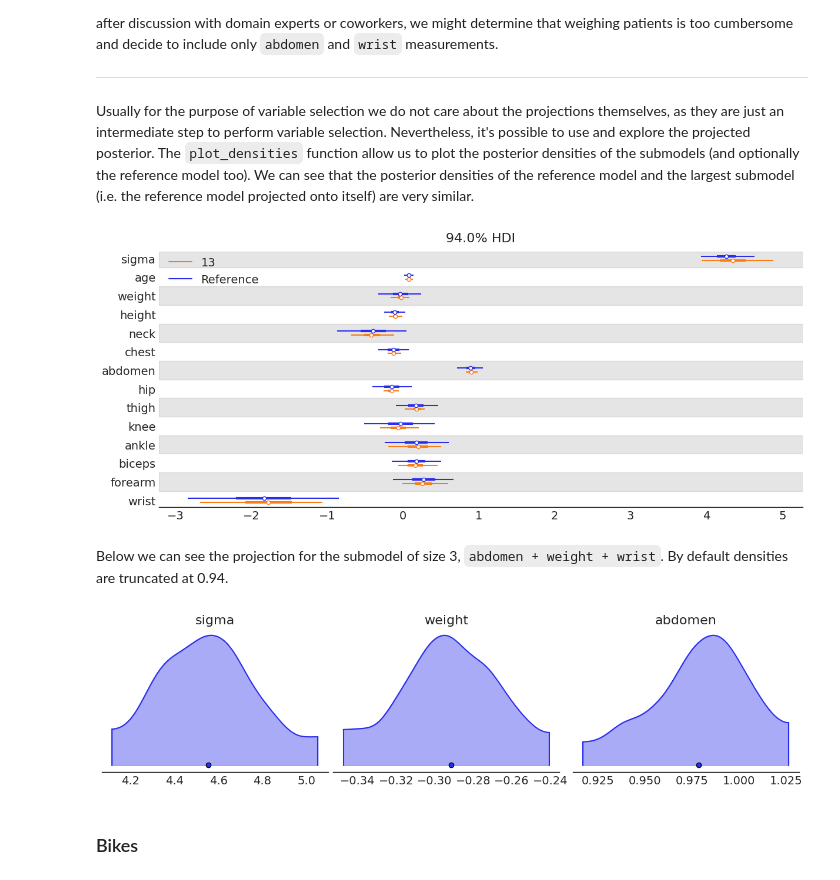
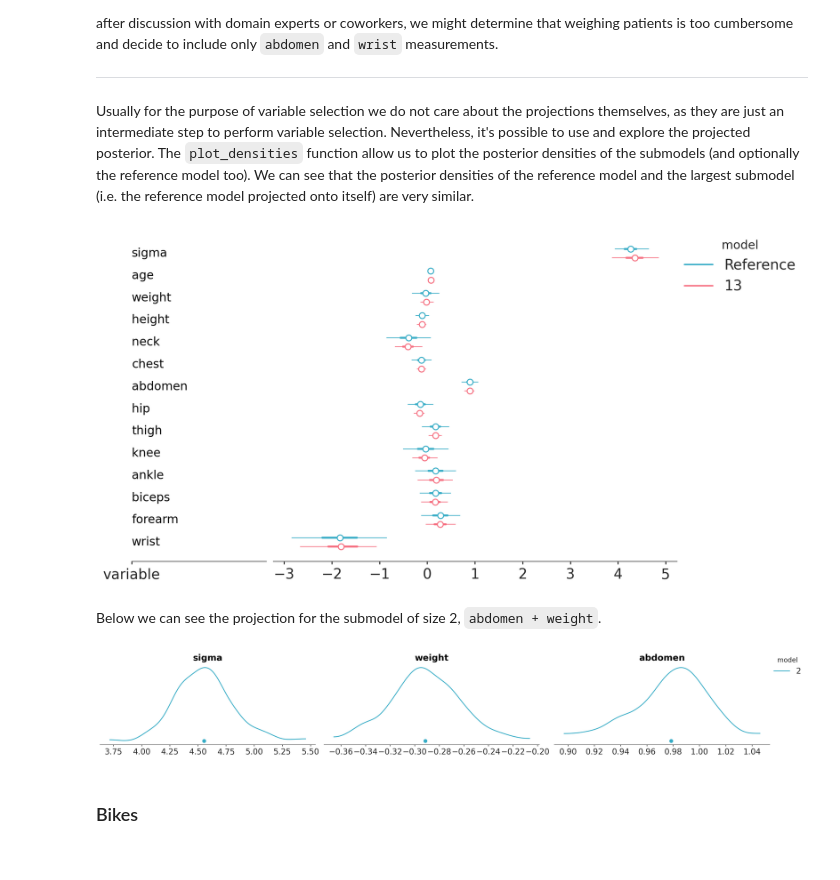
Before and after one commit to bambinos/kulprit, a Jupyter notebook: docs/examples/Examples.ipynb, the cells around one changed output. Cells and saved outputs as stored; diff of their text form; code cells hidden in the pictures.

Commit message:
use plots from arviz_plots (#82)
* use plot_compare from arviz_plots

* update tests

* update example

* update example

* Fix dependency URL for arviz_plots

* black

* lint

```diff
--- a/docs/examples/Examples.ipynb
+++ b/docs/examples/Examples.ipynb
@@ -7,13 +7,13 @@ We are going to use two examples to illustrate how to use Kulprit for variable s
 
 * Bikes: This dataset contains the number of bike rentals per hour (`count`) in a bike-sharing system, along with several features that can be used to predict the number of rentals, including `temperature`, `windsepeed`, `hour`, among others. We will use all the variables in the dataset.
 # %%
-import arviz as az
+from arviz_plots import style
 import bambi as bmb
 import kulprit as kpt
 import numpy as np
 import pandas as pd
 
-az.style.use("arviz-white")
+style.use("arviz-variat")
 SEED = 2935
 np.random.seed(SEED)
 # %% [markdown]
@@ -83,24 +105,21 @@ As usual statistical methods should help us make decisions, but they should not
 
 Usually for the purpose of variable selection we do not care about the projections themselves, as they are just an intermediate step to perform variable selection. Nevertheless, it's possible to use and explore the projected posterior. The `plot_densities` function allow us to plot the posterior densities of the submodels (and optionally the reference model too). We can see that the posterior densities of the reference model and the largest submodel (i.e. the reference model projected onto itself) are very similar.
 # %%
-ppi.plot_densities(var_names=["~Intercept", "~mu"],
+kpt.plot_forest(ppi, var_names=["~Intercept", "~mu"],
                    submodels=[13],
                    include_reference=True,
-                   kind="forest",
-                   plot_kwargs={"figsize": (12, 5)},
+                   figure_kwargs={"figsize": (10, 5)},
                   );
 # %% [output]
-[figure, old version]
+[figure, new version]
 # %% [markdown]
-Below we can see the projection for the submodel of size 3, `abdomen + weight + wrist`. By default densities are truncated at 0.94.
+Below we can see the projection for the submodel of size 2, `abdomen + weight`.
 # %%
-ppi.plot_densities(var_names=["~Intercept", "~mu"],
-                   submodels=[selected_submodel.size],
-                   figsize=(12, 3),
-                   plot_kwargs={"outline": True},
-                  );
+kpt.plot_dist(ppi, var_names=["~Intercept"],
+              submodels=[selected_submodel.size],
+              );
 # %% [output]
-[figure, old version]
+[figure, new version]
 # %% [markdown]
 ### Bikes
 # %%
```
Also changed, not shown: parts of 8 cells of this notebook, 7 other files.
